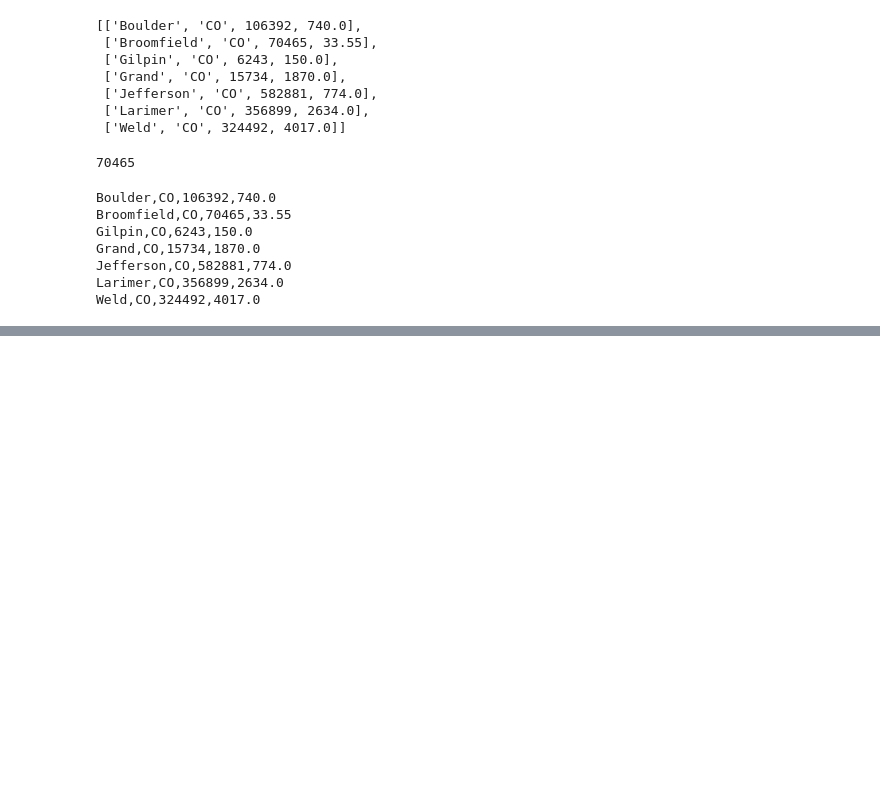
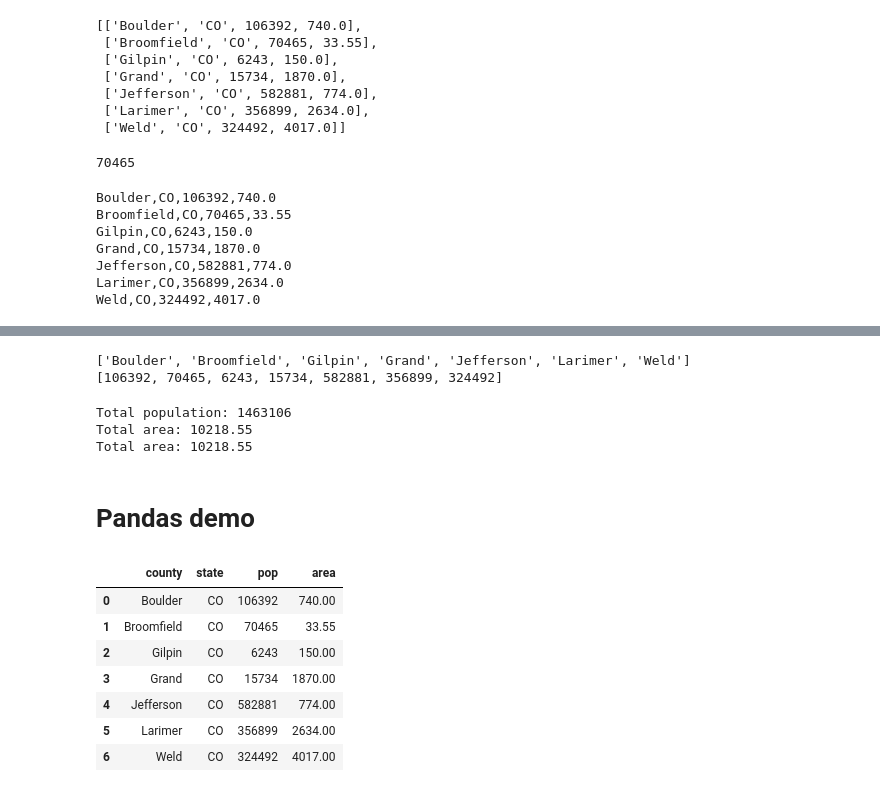
Before and after one commit to jtstanley/DS2_materials, a Jupyter notebook: Intro_python_discussion.ipynb, the cells around one changed output, grey strips where cells are left out. Saved outputs shown, nothing was run; the diff lists cells and outputs as text; code cells hidden in the pictures; blank space fills up the shorter version.

```diff
--- a/Intro_python_discussion.ipynb
+++ b/Intro_python_discussion.ipynb
@@ -322,0 +408,36 @@ Weld,CO,324492,4017.0
+# %%
+print(county_dict['county'])
+print(county_dict['pop'])
+# %% [output]
+['Boulder', 'Broomfield', 'Gilpin', 'Grand', 'Jefferson', 'Larimer', 'Weld']
+[106392, 70465, 6243, 15734, 582881, 356899, 324492]
+# %%
+print("Total population:", sum(county_dict['pop']))
+print("Total area:", sum(county_dict['area']))
+
+total_area = sum(county_dict['area'])
+print(f"Total area: {total_area}")
+# %% [output]
+Total population: 1463106
+Total area: 10218.55
+Total area: 10218.55
+# %% [markdown]
+# Pandas demo
+# %%
+import pandas as pd
+
+counties_data_file = '/home/jovyan/DS2_materials/county_data.csv'
+
+header = ['county', 'state', 'pop', 'area']
+county_df = pd.read_csv(counties_data_file, header=None, names=header)
+# %%
+county_df
+# %% [output]
+|  | county | state | pop | area |
+| 0 | Boulder | CO | 106392 | 740.00 |
+| 1 | Broomfield | CO | 70465 | 33.55 |
+| 2 | Gilpin | CO | 6243 | 150.00 |
+| 3 | Grand | CO | 15734 | 1870.00 |
+| 4 | Jefferson | CO | 582881 | 774.00 |
+| 5 | Larimer | CO | 356899 | 2634.00 |
+| 6 | Weld | CO | 324492 | 4017.00 |
```
Also changed, not shown: parts of 20 cells of this notebook.
